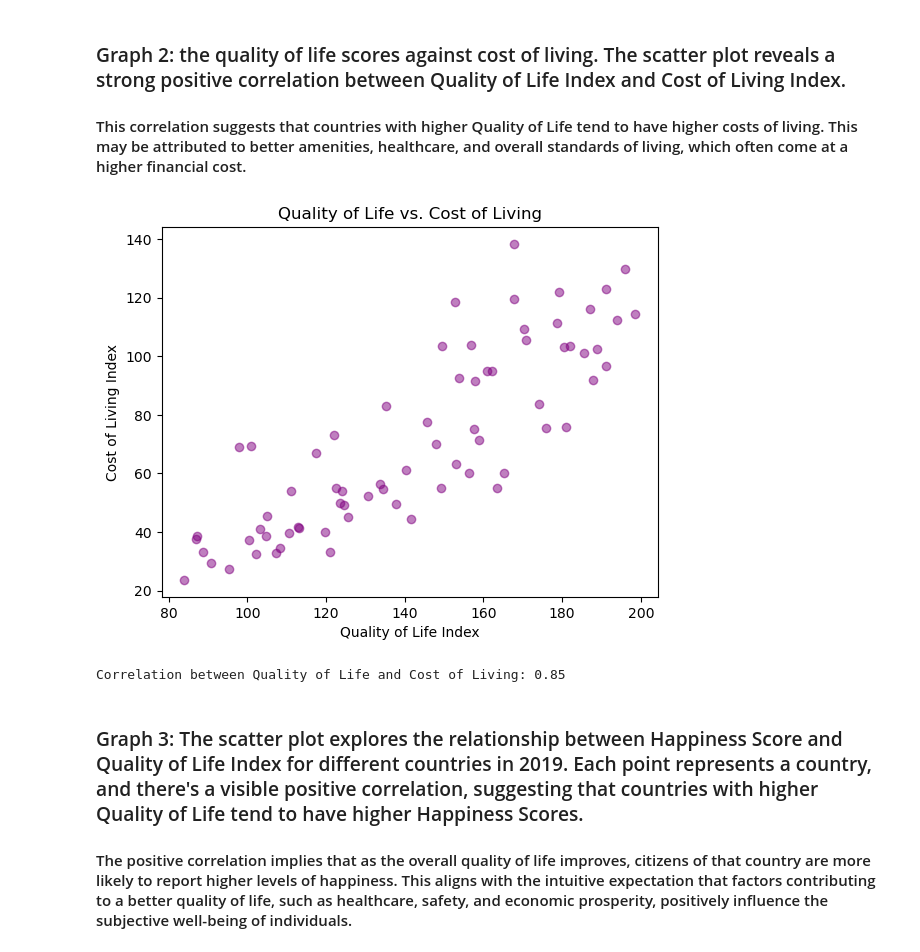
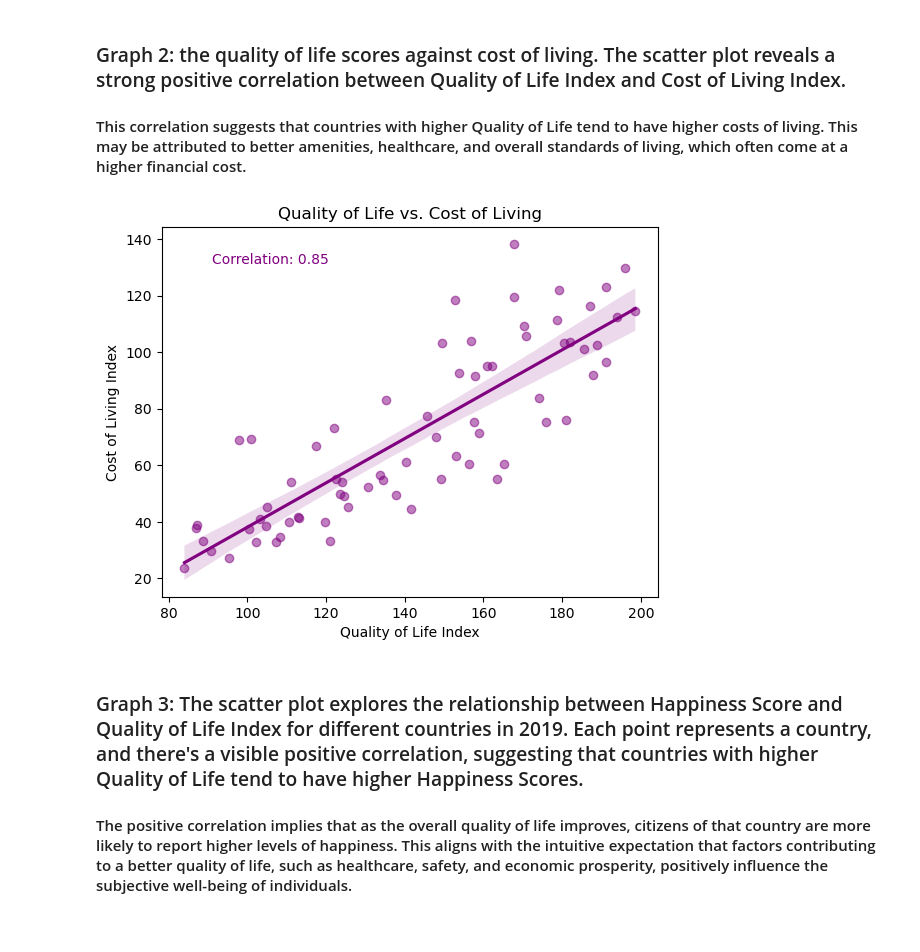
Before and after one commit to swroblewski-tu/swroblewski-tu, a Jupyter notebook: WroblewskiFinal.ipynb, the cells around one changed output. Drawn from its saved outputs; the diff is of its cells as text; code cells hidden in the pictures.

```diff
--- a/WroblewskiFinal.ipynb
+++ b/WroblewskiFinal.ipynb
@@ -236,19 +236,22 @@ plt.show()
 
 #### This correlation suggests that countries with higher Quality of Life tend to have higher costs of living. This may be attributed to better amenities, healthcare, and overall standards of living, which often come at a higher financial cost.
 # %%
-# graph quality of living by cost of living
-plt.scatter(qol_data['Quality of Life Index'], qol_data['Cost of Living Index'], alpha=0.5, color ='purple')
+# Scatter plot
+plt.scatter(qol_data['Quality of Life Index'], qol_data['Cost of Living Index'], alpha=0.5, color='purple')
 plt.title('Quality of Life vs. Cost of Living')
 plt.xlabel('Quality of Life Index')
 plt.ylabel('Cost of Living Index')
+
+# Add a regression line
+sns.regplot(x='Quality of Life Index', y='Cost of Living Index', data=qol_data, scatter=False, color='purple')
+
+# Display the correlation
+correlation = qol_data['Quality of Life Index'].corr(qol_data['Cost of Living Index'])
+plt.annotate(f'Correlation: {correlation:.2f}', xy=(0.1, 0.9), xycoords='axes fraction', fontsize=10, color='purple')
+
 plt.show()
-
-# display the correlation between QOL and cost of living
-correlation = qol_data['Quality of Life Index'].corr(qol_data['Cost of Living Index'])
-print(f"\nCorrelation between Quality of Life and Cost of Living: {correlation:.2f}")
 # %% [output]
-[figure, old version]
+[figure, new version]
-Correlation between Quality of Life and Cost of Living: 0.85
 # %% [markdown]
 ### Graph 3: The scatter plot explores the relationship between Happiness Score and Quality of Life Index for different countries in 2019. Each point represents a country, and there's a visible positive correlation, suggesting that countries with higher Quality of Life tend to have higher Happiness Scores.
 
```
Also changed, not shown: parts of 23 cells of this notebook.
